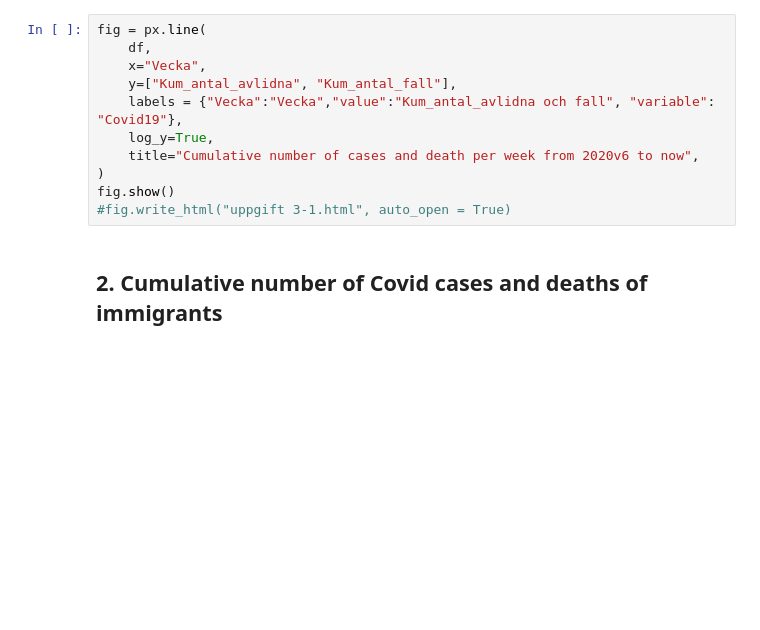
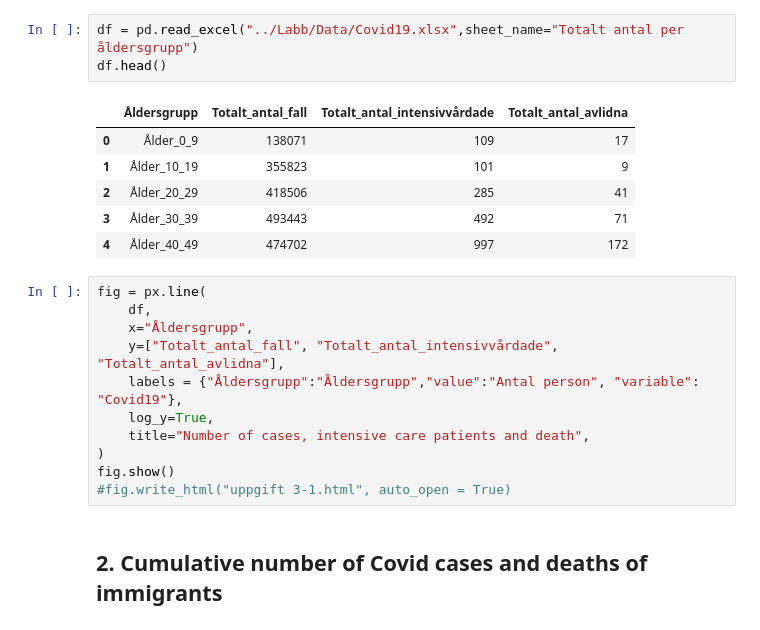
Before and after one commit to VineelaNedunuri/Databehandling-Vineela-Nedunuri, a Jupyter notebook: Labb/Uppgift3.ipynb, the cells around one changed output. Drawn from its saved outputs; the diff is of its cells as text; blank space fills up the shorter version.

Commit message:
labb

```diff
--- a/Labb/Uppgift3.ipynb
+++ b/Labb/Uppgift3.ipynb
@@ -24,11 +17,21 @@ df["Vecka"] = df["år"].astype(str) + "V" + df["veckonummer"].astype(str)
+# %%
+df = pd.read_excel("../Labb/Data/Covid19.xlsx",sheet_name="Totalt antal per åldersgrupp")
+df.head()
+# %% [output]
+|  | Åldersgrupp | Totalt_antal_fall | Totalt_antal_intensivvårdade | Totalt_antal_avlidna |
+| 0 | Ålder_0_9 | 138071 | 109 | 17 |
+| 1 | Ålder_10_19 | 355823 | 101 | 9 |
+| 2 | Ålder_20_29 | 418506 | 285 | 41 |
+| 3 | Ålder_30_39 | 493443 | 492 | 71 |
+| 4 | Ålder_40_49 | 474702 | 997 | 172 |
 # %%
 fig = px.line(
     df,
-    x="Vecka",
-    y=["Kum_antal_avlidna", "Kum_antal_fall"],
-    labels = {"Vecka":"Vecka","value":"Kum_antal_avlidna och fall", "variable": "Covid19"},
+    x="Åldersgrupp",
+    y=["Totalt_antal_fall", "Totalt_antal_intensivvårdade", "Totalt_antal_avlidna"],
+    labels = {"Åldersgrupp":"Åldersgrupp","value":"Antal person", "variable": "Covid19"},
     log_y=True,
-    title="Cumulative number of cases and death per week from 2020v6 to now",
+    title="Number of cases, intensive care patients and death",
 )
 fig.show()
 #fig.write_html("uppgift 3-1.html", auto_open = True)
```
Also changed, not shown: parts of 11 cells of this notebook, 3 other files.
